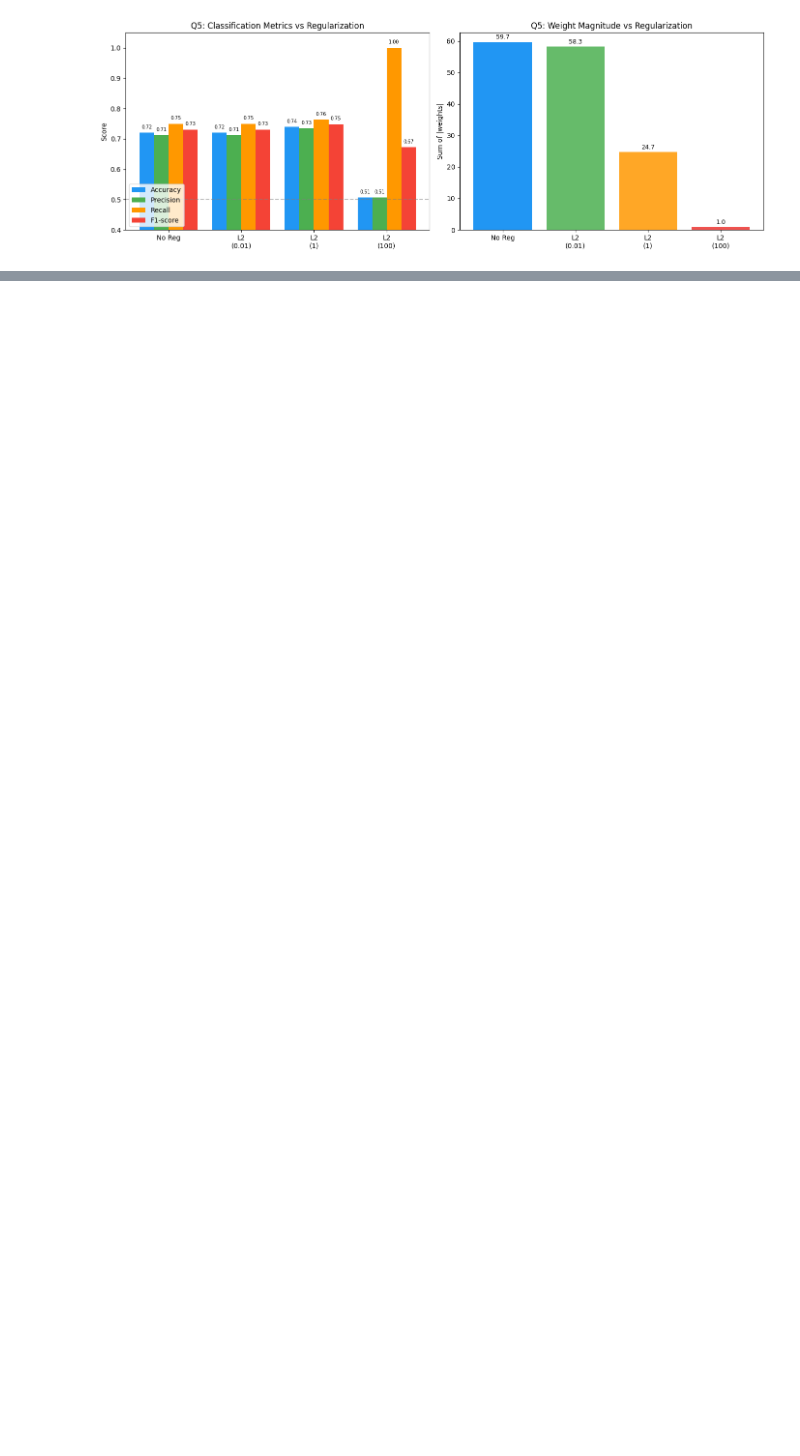
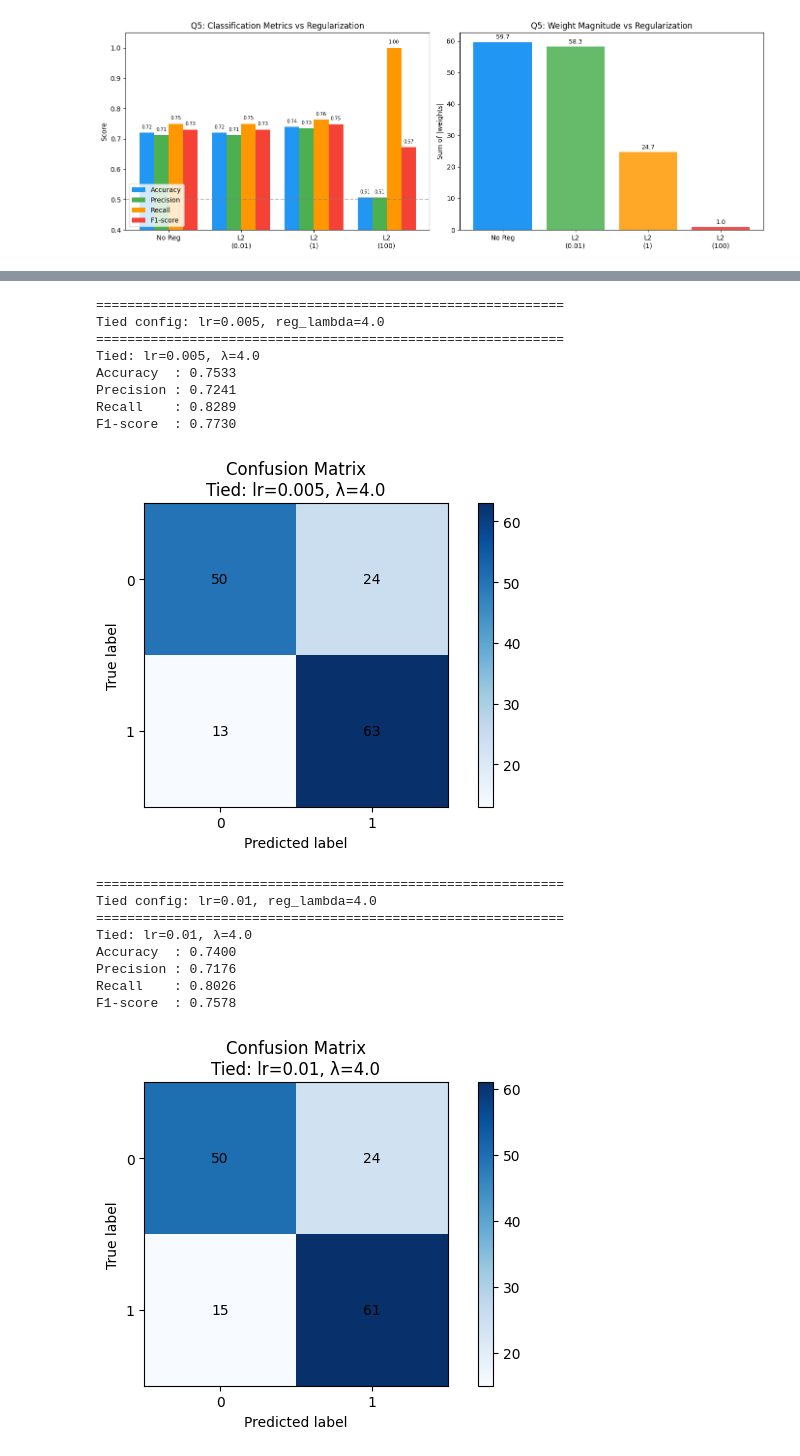
Before and after one commit to Ashurali/DM2026-Assignment-1-MKS, a Jupyter notebook: Real_World_Classification.ipynb, the cells around one changed output, grey strips where cells are left out. Saved outputs shown, nothing was run; the diff lists cells and outputs as text; code cells hidden in the pictures; blank space fills up the shorter version.

```diff
--- a/Real_World_Classification.ipynb
+++ b/Real_World_Classification.ipynb
@@ -581,0 +728,56 @@ Saved: Chart/Q5_L2_geometric_interpretation.png
+# %%
+# Q1(b) Extension: Evaluate all tied top-2 configurations (CV avg = 0.7257)
+tied_configs = [
+    (0.005, 4.0),
+    (0.01,  4.0),
+    (0.1,   4.0),
+    (0.1,   2.0),
+]
+
+for lr, reg_lambda in tied_configs:
+    print(f"\n{'='*60}")
+    print(f"Tied config: lr={lr}, reg_lambda={reg_lambda}")
+    print(f"{'='*60}")
+
+    np.random.seed(seed)
+    model = LinearModel(
+        is_reg=False,
+        loss_fn=logloss,
+        grad_fn=logloss_sigmoid_grad,
+        act_fn=sigmoid,
+        lr=lr,
+        reg_type='l2',
+        reg_lambda=reg_lambda,
+        n_iteration=10000,
+        val_ratio=0.2,
+        random_state=seed,
+        verbose=False,
+        plot_curve=False
+    )
+    model.fit(X_train, y_train)
+
+    y_pred = model.predict(X_test)
+    evaluate_binary_classifier(
+        y_test, y_pred,
+        title=f'Tied: lr={lr}, λ={reg_lambda}',
+        save_path=f'Chart/Q1b_tied_lr{lr}_lambda{reg_lambda}.png'
+    )
+# %% [output]
+============================================================
+Tied config: lr=0.005, reg_lambda=4.0
+============================================================
+Tied: lr=0.005, λ=4.0
+Accuracy  : 0.7533
+Precision : 0.7241
+Recall    : 0.8289
+F1-score  : 0.7730
+[figure, added]
+============================================================
+Tied config: lr=0.01, reg_lambda=4.0
+============================================================
+Tied: lr=0.01, λ=4.0
+Accuracy  : 0.7400
+Precision : 0.7176
+Recall    : 0.8026
+F1-score  : 0.7578
+[figure, added]
```
Also changed, not shown: parts of 9 cells of this notebook, 9 other files.
